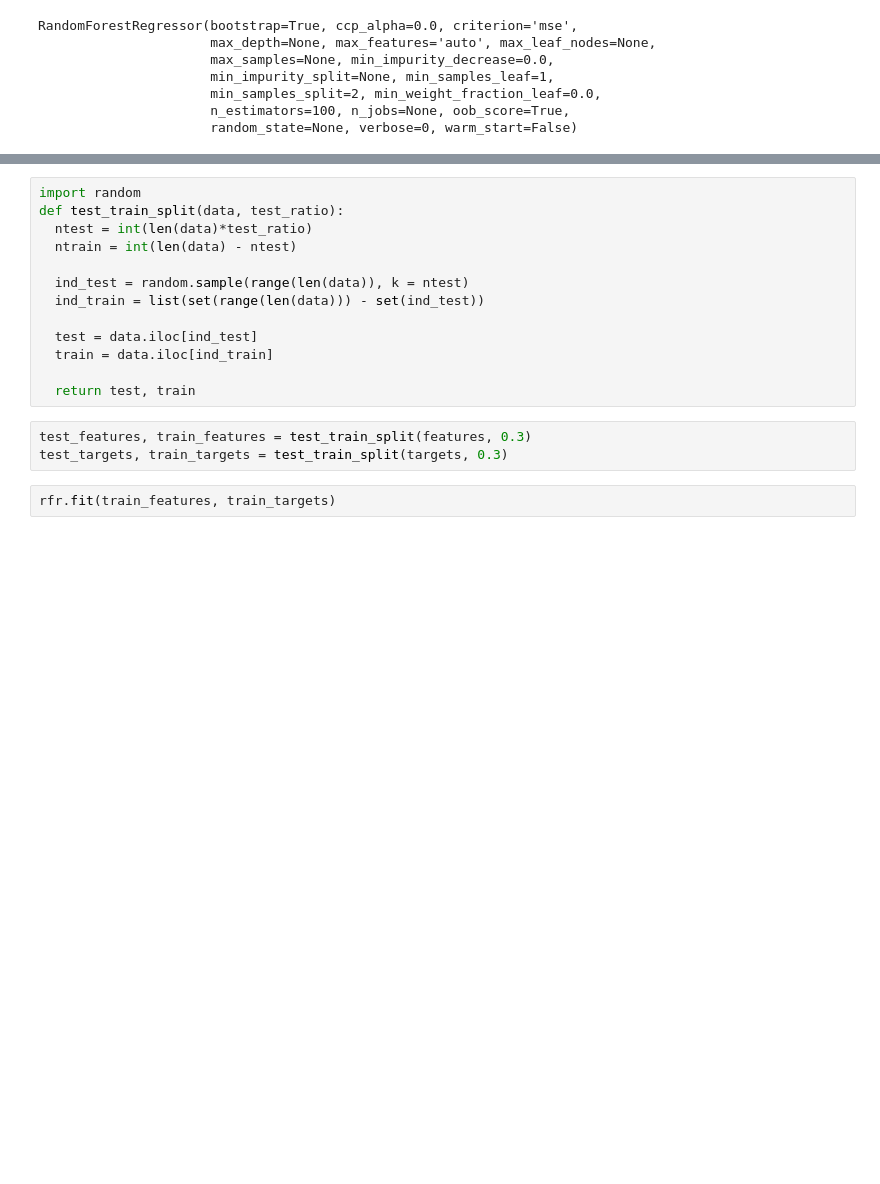
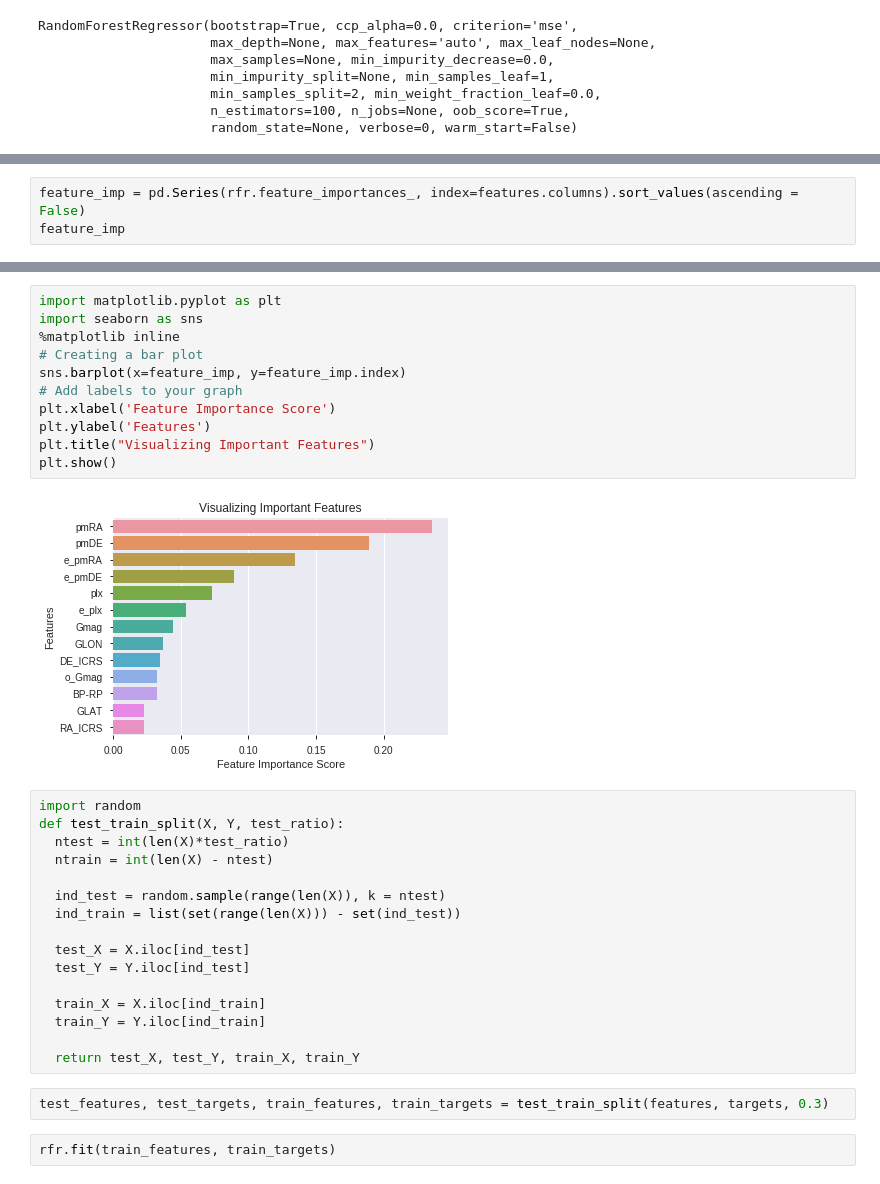
Before and after one commit to mahmud-nobe/Cluster-Membership, a Jupyter notebook: cluster_membership.ipynb, the cells around one changed output, grey strips where cells are left out. Drawn from its saved outputs; the diff is of its cells as text; blank space fills up the shorter version.

```diff
--- a/cluster_membership.ipynb
+++ b/cluster_membership.ipynb
@@ -147,0 +144,3 @@ rfr.score(features, targets)
+# %%
+feature_imp = pd.Series(rfr.feature_importances_, index=features.columns).sort_values(ascending = False)
+feature_imp
@@ -148,19 +162,34 @@ rfr.score(features, targets)
+# %%
+import matplotlib.pyplot as plt
+import seaborn as sns
+%matplotlib inline
+# Creating a bar plot
+sns.barplot(x=feature_imp, y=feature_imp.index)
+# Add labels to your graph
+plt.xlabel('Feature Importance Score')
+plt.ylabel('Features')
+plt.title("Visualizing Important Features")
+plt.show()
+# %% [output]
+[figure, added]
 # %%
 import random
-def test_train_split(data, test_ratio):
-  ntest = int(len(data)*test_ratio)
-  ntrain = int(len(data) - ntest)
+def test_train_split(X, Y, test_ratio):
+  ntest = int(len(X)*test_ratio)
+  ntrain = int(len(X) - ntest)
 
-  ind_test = random.sample(range(len(data)), k = ntest)
-  ind_train = list(set(range(len(data))) - set(ind_test))
+  ind_test = random.sample(range(len(X)), k = ntest)
+  ind_train = list(set(range(len(X))) - set(ind_test))
 
-  test = data.iloc[ind_test]
-  train = data.iloc[ind_train]
+  test_X = X.iloc[ind_test]
+  test_Y = Y.iloc[ind_test]
 
-  return test, train
+  train_X = X.iloc[ind_train]
+  train_Y = Y.iloc[ind_train]
+
+  return test_X, test_Y, train_X, train_Y
 # %%
-test_features, train_features = test_train_split(features, 0.3)
-test_targets, train_targets = test_train_split(targets, 0.3)
+test_features, test_targets, train_features, train_targets = test_train_split(features, targets, 0.3)
 # %%
 rfr.fit(train_features, train_targets)
 # %% [output]
```
Also changed, not shown: parts of 4 cells of this notebook.
